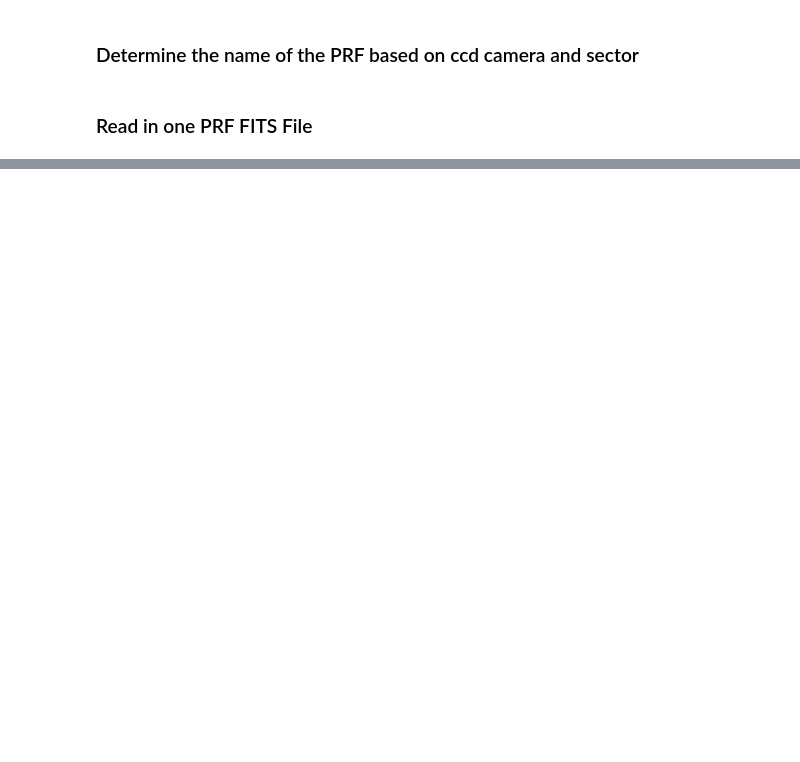
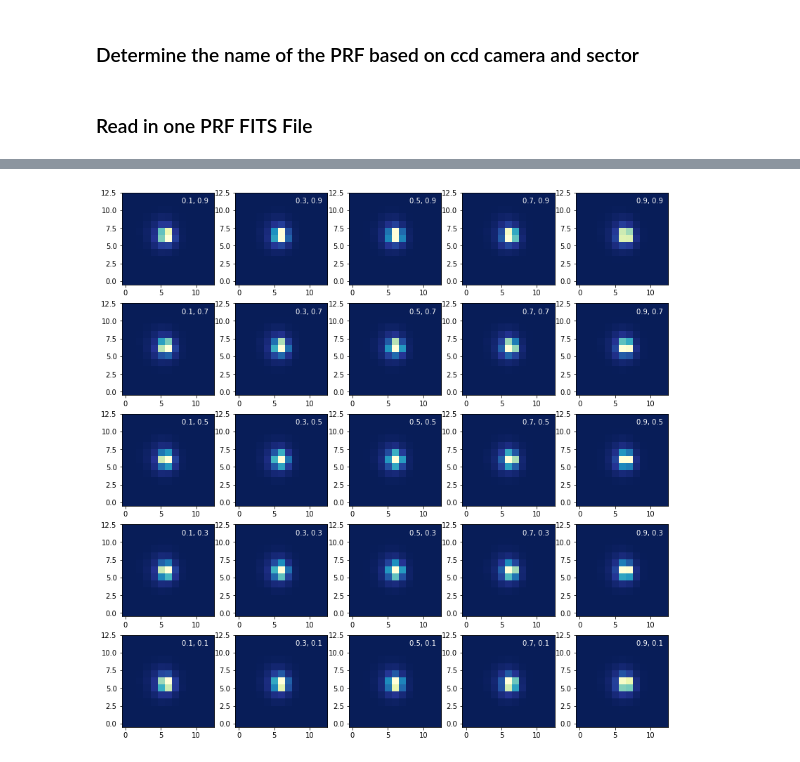
Before and after one commit to mustaric/susanTutorials, a Jupyter notebook: tessPrfRetrieval/tess_prf_retrieval.ipynb, the cells around one changed output, grey strips where cells are left out. Drawn from its saved outputs; the diff is of its cells as text; code cells hidden in the pictures; blank space fills up the shorter version.

```diff
--- a/tessPrfRetrieval/tess_prf_retrieval.ipynb
+++ b/tessPrfRetrieval/tess_prf_retrieval.ipynb
@@ -255,0 +336,25 @@ plt.colorbar()
+# %%
+#Define the location for which we want to retrieve the PRF.
+col = 125.0
+row = 1044.0
+ccd = 2
+camera = 2
+sector = 1
+#This is the directory where MAST stores the prf FITS files.
+path = "https://archive.stsci.edu/missions/tess/models/prf_fitsfiles/"
+
+kwargs['vmax'] = .2
+plt.figure(figsize=(14, 14))
+#Loop over the 5 different locations
+nplot=0
+for row_add in np.arange(0.9, 0, -.2):
+    for col_add in np.arange(0.1, 1, .2):
+        nplot=nplot+1
+        plt.subplot(5,5,nplot)
+        prf = getPrfAtColRowFits(col + col_add, row + row_add, ccd, camera, sector, path)
+        plt.imshow(prf, **kwargs)
+        plt.annotate("%.1f, %.1f" % (col_add,row_add),(8,11),color='w')
+
+_ = kwargs.pop('vmax')  #unset vmax
+# %% [output]
+[figure, added]
```
Also changed, not shown: parts of 52 cells of this notebook.
